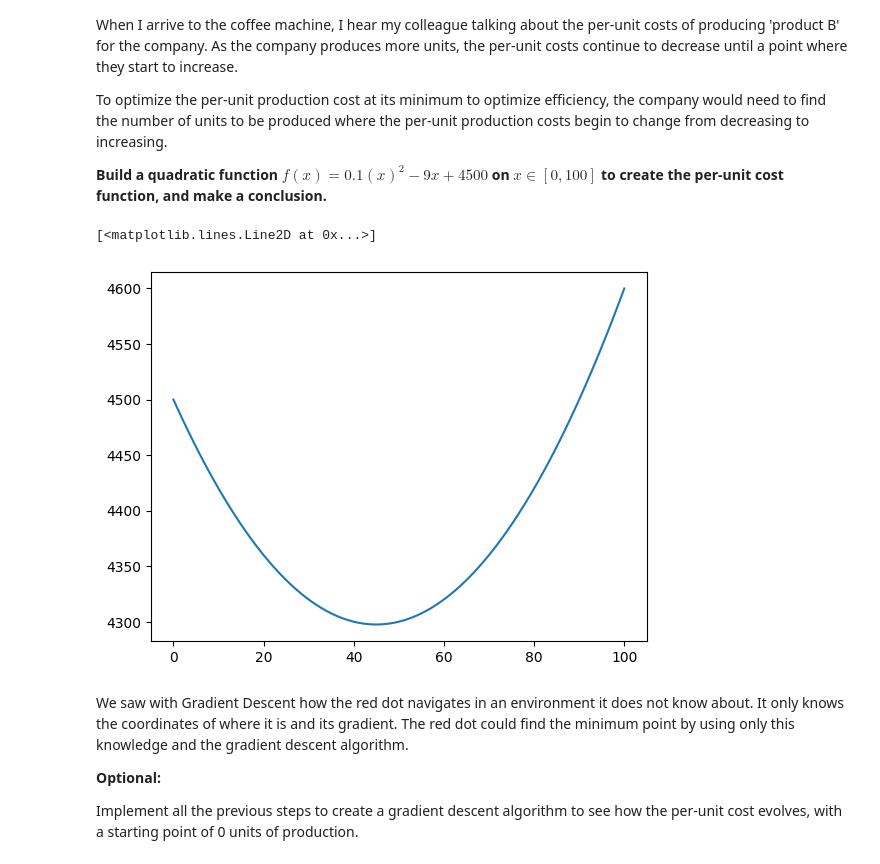
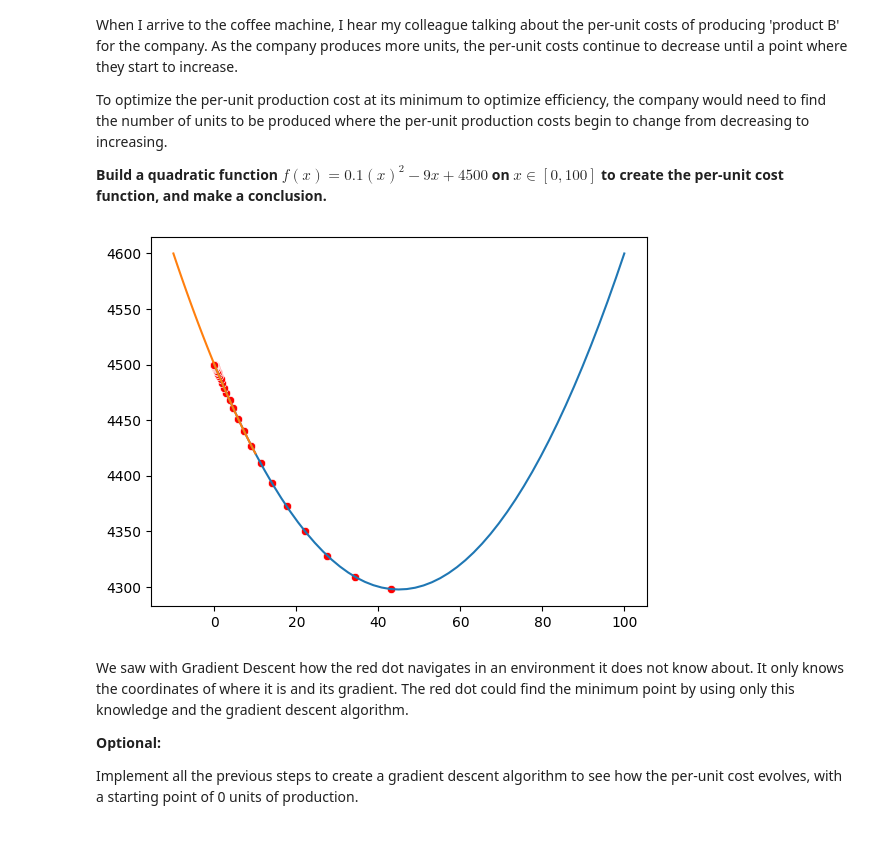
Before and after one commit to Bere333/calculus-and-algebra-problems-with-python, a Jupyter notebook: notebook/problems.ipynb, the cells around one changed output. Drawn from its saved outputs; the diff is of its cells as text; code cells hidden in the pictures.

Commit message:
added gradient and visualize function to exercise 3

```diff
--- a/notebook/problems.ipynb
+++ b/notebook/problems.ipynb
@@ -299,15 +299,18 @@ To optimize the per-unit production cost at its minimum to optimize efficiency,
 # %%
 # Define and plot the function
 def quadratic_function(x):
-    result = 0.1*x**2 - 9*x + 4500
-    return result
+    per_unit_cost = 0.1*x**2 - 9*x + 4500
+    return per_unit_cost
 
-time_acceleration = np.linspace(0, 100, 1000)
+time_acceleration = np.linspace(0, 100)
 plot_qf = plt.plot(time_acceleration, quadratic_function(time_acceleration))
 plot_qf
+
+x1=43
+x1, collectedQF = gradient_descent(x1, nsteps=100)
+visualize(quadratic_function, x=collectedQF)
 # %% [output]
-[<matplotlib.lines.Line2D at 0x...>]
-[figure, old version]
+[figure, new version]
 # %% [markdown]
 We saw with Gradient Descent how the red dot navigates in an environment it does not know about. It only knows the coordinates of where it is and its gradient. The red dot could find the minimum point by using only this knowledge and the gradient descent algorithm.
 
```
